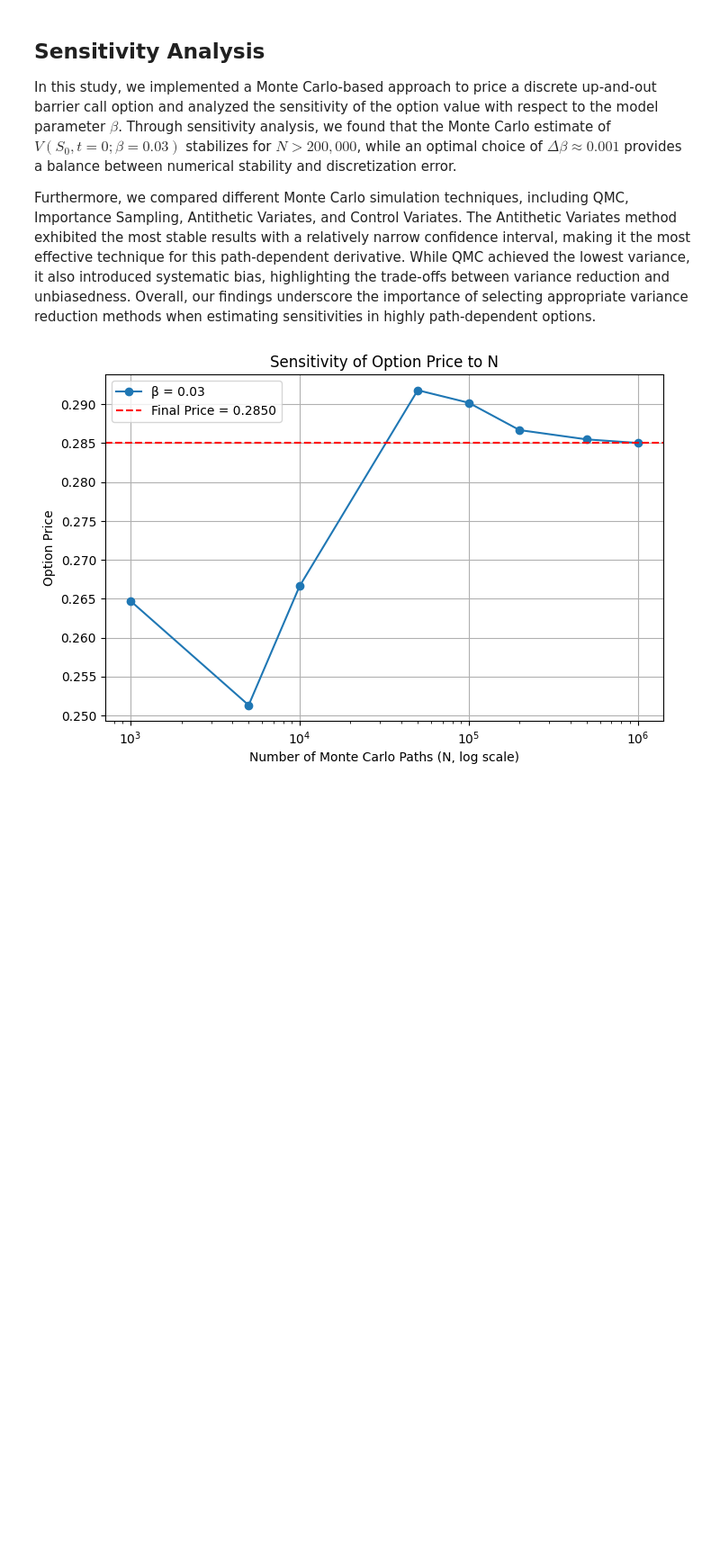
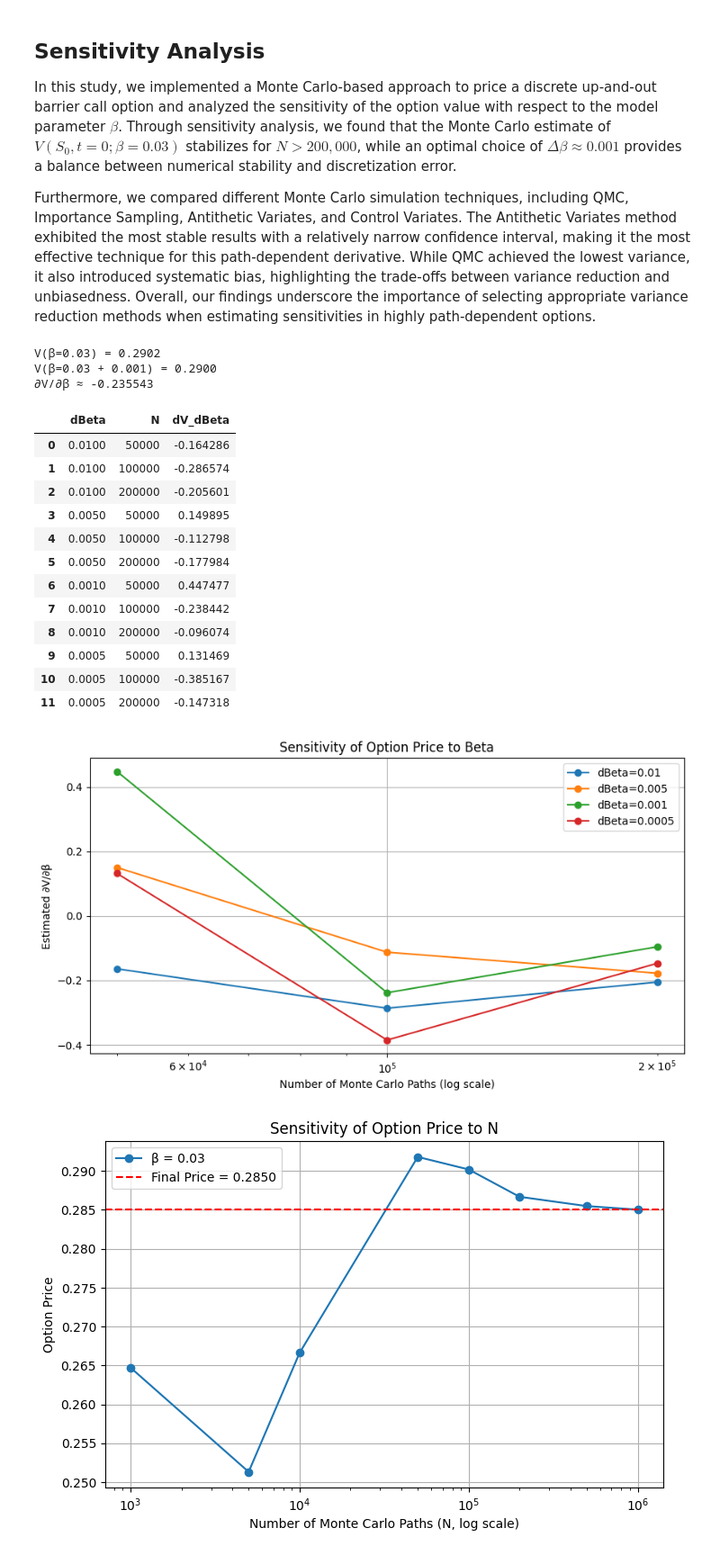
Before and after one commit to EvelynWang94/monte-carlo-option-pricing, a Jupyter notebook: monte-carlo-option-pricing.ipynb, the cells around one changed output. Shown: that part at 90% size. Cells and saved outputs as stored; diff of their text form; code cells hidden in the pictures; blank space fills up the shorter version.

```diff
--- a/monte-carlo-option-pricing.ipynb
+++ b/monte-carlo-option-pricing.ipynb
@@ -718,35 +718,52 @@ betas_delta_list = [0.01, 0.005, 0.001, 0.0005]
 N_list = [50000, 100000, 200000]
 results = []
 
 for dB in betas_delta_list:
     for N_sim in N_list:
         V1 = price_option(0.03, N_sim)
         V2 = price_option(0.03 + dB, N_sim + 1)  # Change N slightly to avoid exact same paths
         diff = (V2 - V1) / dB
         results.append((dB, N_sim, diff))
 
 # Convert results into a DataFrame for display
 df_results = pd.DataFrame(results, columns=["dBeta", "N", "dV_dBeta"])
-import ace_tools as tools
-tools.display_dataframe_to_user(name="Finite Difference Sensitivity Analysis", dataframe=df_results)
+display(df_results)
 
 # -----------------------------
 # 5. Visualization of Sensitivity Results
 # -----------------------------
 plt.figure(figsize=(10, 5))
 
 # Plot dV/dBeta vs. N for different dBeta values
 for dB in betas_delta_list:
     subset = df_results[df_results["dBeta"] == dB]
     plt.plot(subset["N"], subset["dV_dBeta"], marker='o', linestyle='-', label=f"dBeta={dB}")
 
 plt.xscale('log')  # Logarithmic scale for sample size
 plt.xlabel("Number of Monte Carlo Paths (log scale)")
 plt.ylabel("Estimated ∂V/∂β")
 plt.title("Sensitivity of Option Price to Beta")
 plt.legend()
 plt.grid(True)
 plt.show()
+# %% [output]
+V(β=0.03) = 0.2902
+V(β=0.03 + 0.001) = 0.2900
+∂V/∂β ≈ -0.235543
+|  | dBeta | N | dV_dBeta |
+| 0 | 0.0100 | 50000 | -0.164286 |
+| 1 | 0.0100 | 100000 | -0.286574 |
+| 2 | 0.0100 | 200000 | -0.205601 |
+| 3 | 0.0050 | 50000 | 0.149895 |
+| 4 | 0.0050 | 100000 | -0.112798 |
+| 5 | 0.0050 | 200000 | -0.177984 |
+| 6 | 0.0010 | 50000 | 0.447477 |
+| 7 | 0.0010 | 100000 | -0.238442 |
+| 8 | 0.0010 | 200000 | -0.096074 |
+| 9 | 0.0005 | 50000 | 0.131469 |
+| 10 | 0.0005 | 100000 | -0.385167 |
+| 11 | 0.0005 | 200000 | -0.147318 |
+[figure, added]
 # %%
 # Sensitivity Analysis for N
 import numpy as np
```
Also changed, not shown: parts of 10 cells of this notebook.
